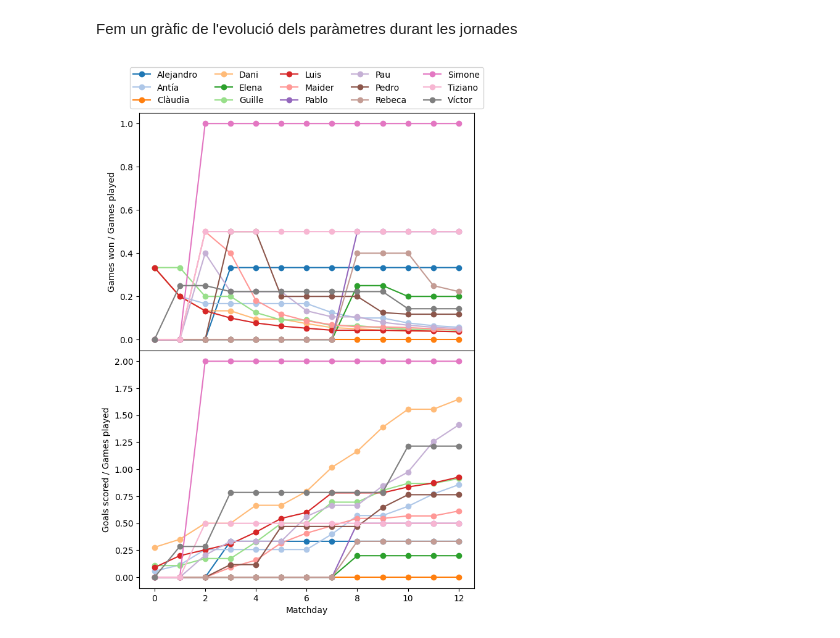
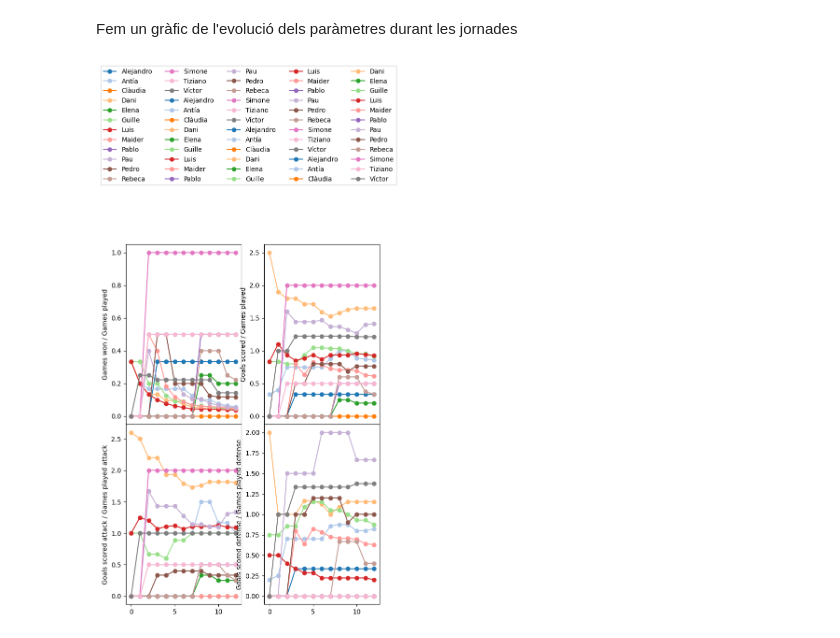
Before and after one commit to pgrebolt/ICEChampionsLeague, a Jupyter notebook: plot_stats.ipynb, the cells around one changed output. Saved outputs shown, nothing was run; the diff lists cells and outputs as text; code cells hidden in the pictures.

Commit message:
Added scored attack and defense to plots. Included a function to ease plots

```diff
--- a/plot_stats.ipynb
+++ b/plot_stats.ipynb
@@ -77,32 +79,39 @@ Games won / Games played (Matchday 12)
 ### Gràfic
 # %% [markdown]
 Fem un gràfic de l'evolució dels paràmetres durant les jornades
+# %%
+def plot_matchday_evolution(parameter, ax, label=False):
+    #Extract parameter values
+    parameter_values = dataarray[parameter]
+
+    for player in players_names: #for each player
+        parameter_evolution = parameter_values.sel(player=player) # extract player data
+        parameter_evolution_values = parameter_evolution.values # extract player data values
+
+        if label:
+            ax.plot(matchdays, parameter_evolution_values, marker = 'o', label=player) #plot
+        else:
+            ax.plot(matchdays, parameter_evolution_values, marker = 'o', label=player) #plot
 # %%
 # Initialize figure
-fig, axs = plt.subplots(figsize=(7, 10), ncols= 1, nrows = 2, sharex=True)
+fig, axs = plt.subplots(figsize=(7, 10), ncols= 2, nrows = 2, sharex=True)
 axs = axs.flatten()
 
-# Extract parameters values
-winplayed_values = dataarray['WinPlayed']
-scoredplayed_values = dataarray['ScoredPlayed']
+plot_matchday_evolution('WinPlayed', axs[0])
+plot_matchday_evolution('ScoredPlayed', axs[1])
+plot_matchday_evolution('ScoredAttackPlayed', axs[2])
+plot_matchday_evolution('ScoredDefensePlayed', axs[3])
 
-# Plot for every player
-for player in players_names:
-    winplayed_evolution = winplayed_values.sel(player = player)
-    winplayed_evolution_values = winplayed_evolution.values
-    scoredplayed_evolution = scoredplayed_values.sel(player = player)
-    scoredplayed_evolution_values = scoredplayed_evolution.values
-
-    axs[0].plot(matchdays, winplayed_evolution_values, marker='o', label=player)
-    axs[1].plot(matchdays, scoredplayed_evolution_values, marker='o', label=player)
-
-axs[0].legend(bbox_to_anchor = ( 0.5, 1.), ncol = 5, loc = 'lower center')
 axs[1].set_xlabel("Matchday")
 axs[0].set_ylabel("Games won / Games played")
 axs[1].set_ylabel("Goals scored / Games played")
+axs[2].set_ylabel("Goals scored attack / Games played attack")
+axs[3].set_ylabel("Goals scored defense / Games played defense")
+
+fig.legend(bbox_to_anchor = ( 0.5, 1.), ncol = 5, loc = 'lower center')
 
 # Guardem la figura per poderla posar al README
 plt.subplots_adjust(hspace=0.0)
 plt.savefig('results/winplayed_stats.png', dpi=300, bbox_inches='tight')
 # %% [output]
-[figure, old version]
+[figure, new version]
```
Also changed, not shown: parts of 1 cell of this notebook, 3 other files.
